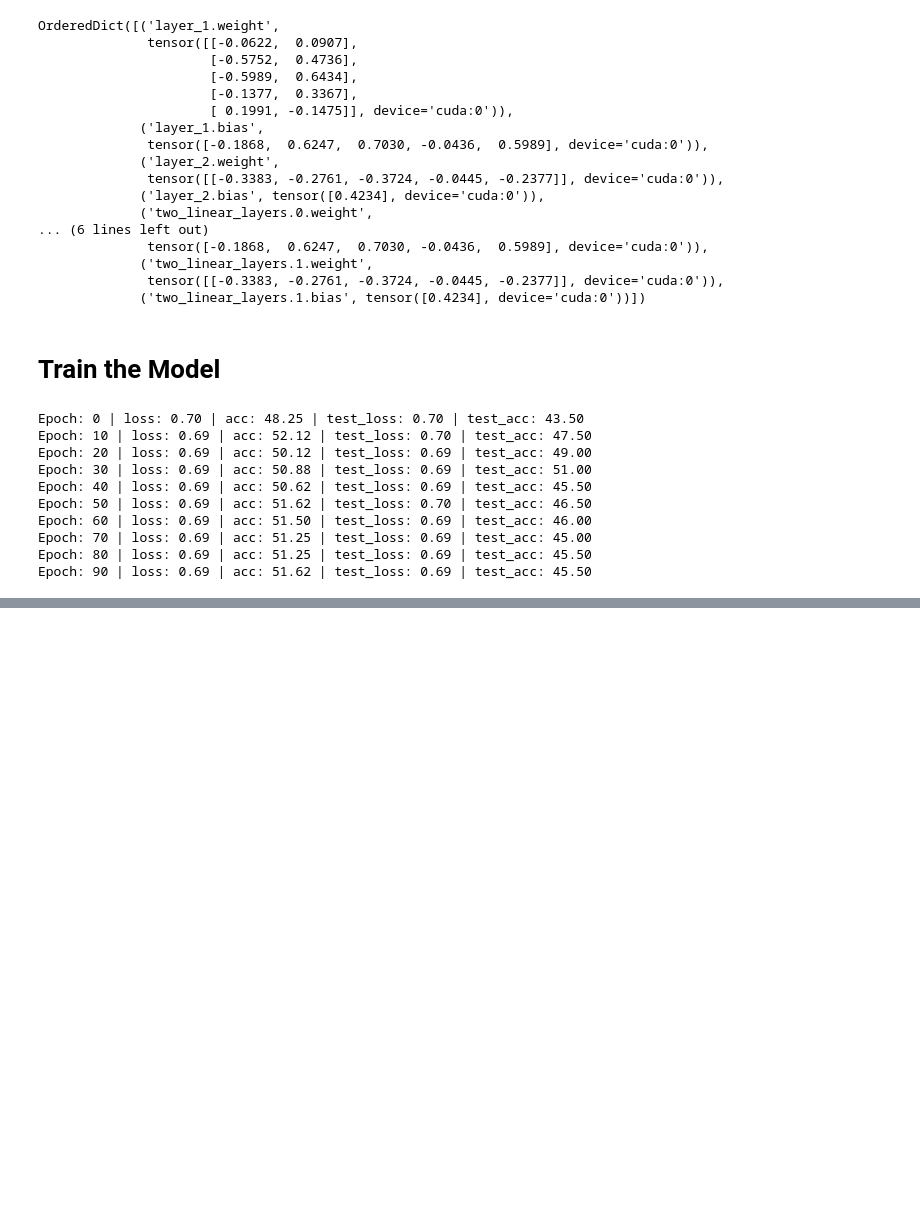
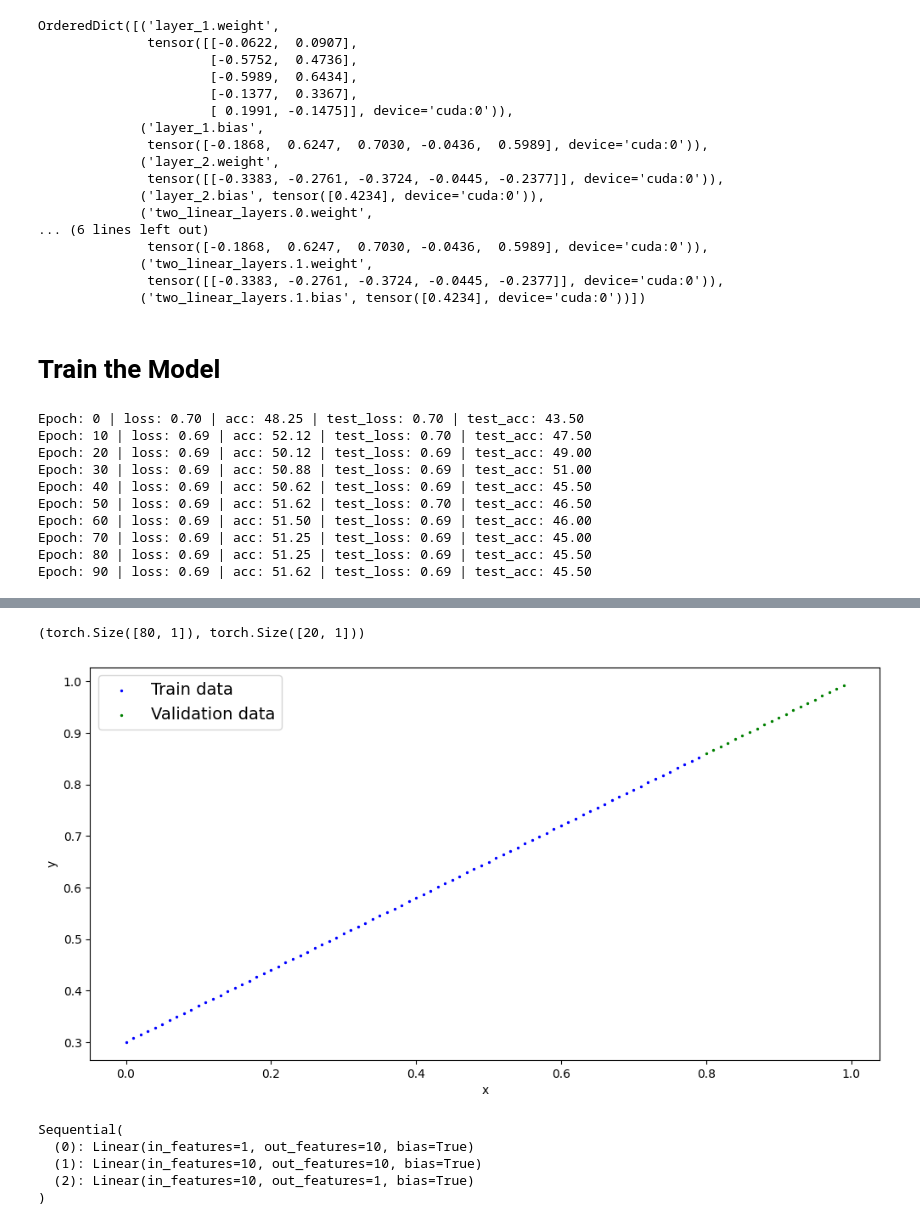
Before and after one commit to DinizMaths/PPGEEC2318_MACHINE_LEARNING, a Jupyter notebook: studies/pytorch/04_classification.ipynb, the cells around one changed output, grey strips where cells are left out. Cells and saved outputs as stored; diff of their text form; code cells hidden in the pictures; blank space fills up the shorter version.

```diff
--- a/studies/pytorch/04_classification.ipynb
+++ b/studies/pytorch/04_classification.ipynb
@@ -300,0 +468,52 @@ plot_decision_boundary(model_0, X_test, y_test)
+# %%
+train_split = int(0.8 * len(X_regression))
+
+X_train_regression, y_train_regression = X_regression[:train_split], y_regression[:train_split]
+X_test_regression, y_test_regression = X_regression[train_split:], y_regression[train_split:]
+
+X_train_regression.shape, X_test_regression.shape
+# %% [output]
+(torch.Size([80, 1]), torch.Size([20, 1]))
+# %%
+def plot_predictions(
+    train_data,
+    train_labels,
+    validation_data,
+    validation_labels,
+    predictions=None
+):
+    plt.figure(figsize=(12, 6))
+
+    plt.scatter(train_data, train_labels, c='b', s=2, label="Train data")
+    plt.scatter(validation_data, validation_labels, c='g', s=2, label="Validation data")
+
+    if predictions is not None:
+        plt.scatter(validation_data, predictions, c='r', s=2, label="Predictions")
+
+    plt.xlabel("x")
+    plt.ylabel("y")
+    plt.legend(prop={"size": 14})
+    plt.show()
+# %%
+plot_predictions(
+    X_train_regression,
+    y_train_regression,
+    X_test_regression,
+    y_test_regression
+)
+# %% [output]
+[figure, added]
+# %%
+model_regression = nn.Sequential(
+    nn.Linear(in_features=1, out_features=10),
+    nn.Linear(in_features=10, out_features=10),
+    nn.Linear(in_features=10, out_features=1)
+).to(device)
+
+model_regression
+# %% [output]
+Sequential(
+  (0): Linear(in_features=1, out_features=10, bias=True)
+  (1): Linear(in_features=10, out_features=10, bias=True)
+  (2): Linear(in_features=10, out_features=1, bias=True)
+)
```
Also changed, not shown: parts of 17 cells of this notebook.
